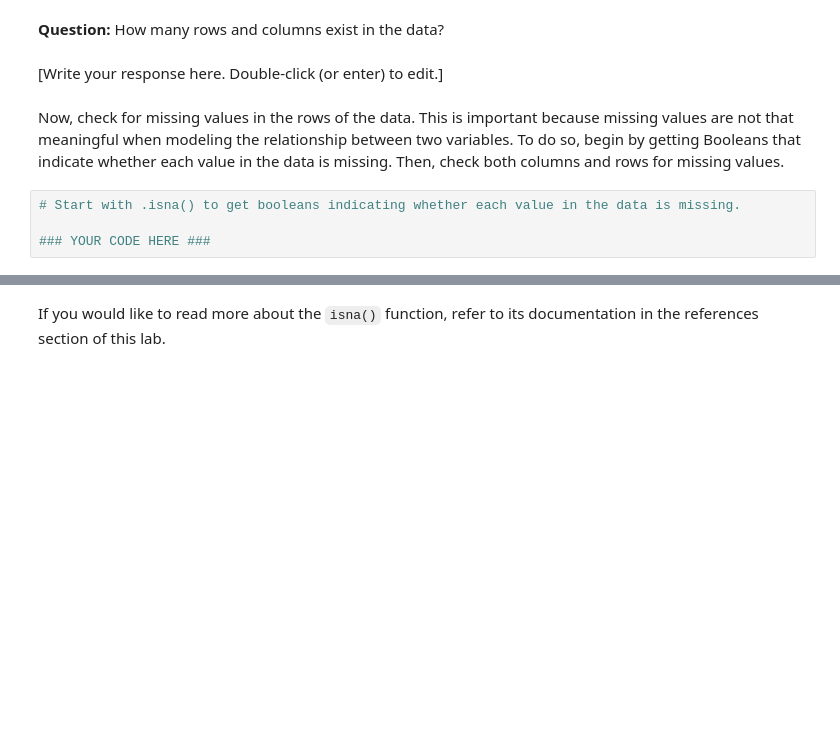
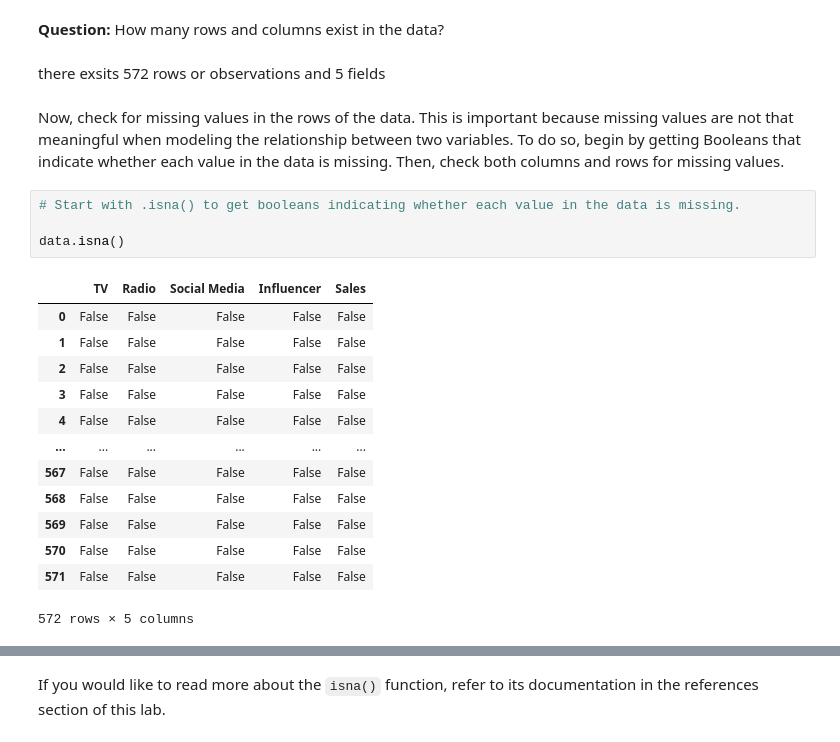
Before and after one commit to Cyberoctane29/Python-For-Data-Analysis, a Jupyter notebook: Course-5/Module_2/3_activity_run_simple_linear_regression.ipynb, the cells around one changed output, grey strips where cells are left out. Cells and saved outputs as stored; diff of their text form; blank space fills up the shorter version.

```diff
--- a/Course-5/Module_2/3_activity_run_simple_linear_regression.ipynb
+++ b/Course-5/Module_2/3_activity_run_simple_linear_regression.ipynb
@@ -123,11 +126,25 @@ Use the `shape` property.
 </details>
 # %% [markdown]
 **Question:** How many rows and columns exist in the data?
-# %% [markdown]
-[Write your response here. Double-click (or enter) to edit.]
+# %% [markdown]
+there exsits 572 rows or observations and 5 fields
 # %% [markdown]
 Now, check for missing values in the rows of the data. This is important because missing values are not that meaningful when modeling the relationship between two variables. To do so, begin by getting Booleans that indicate whether each value in the data is missing. Then, check both columns and rows for missing values.
 # %%
 # Start with .isna() to get booleans indicating whether each value in the data is missing.
 
-### YOUR CODE HERE ###
+data.isna()
+# %% [output]
+|  | TV | Radio | Social Media | Influencer | Sales |
+| 0 | False | False | False | False | False |
+| 1 | False | False | False | False | False |
+| 2 | False | False | False | False | False |
+| 3 | False | False | False | False | False |
+| 4 | False | False | False | False | False |
+| ... | ... | ... | ... | ... | ... |
+| 567 | False | False | False | False | False |
+| 568 | False | False | False | False | False |
+| 569 | False | False | False | False | False |
+| 570 | False | False | False | False | False |
+| 571 | False | False | False | False | False |
+572 rows × 5 columns
```
Also changed, not shown: parts of 10 cells of this notebook, 1 other file.
